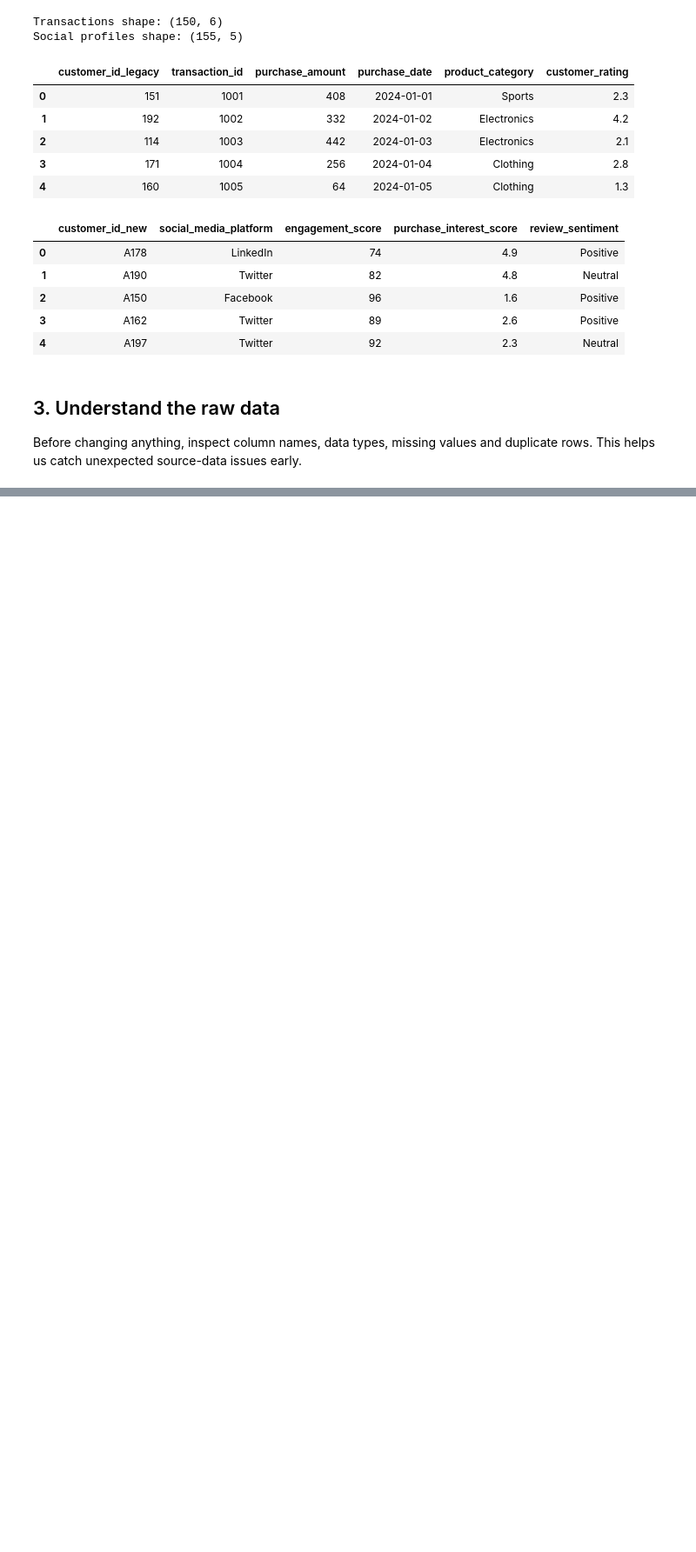
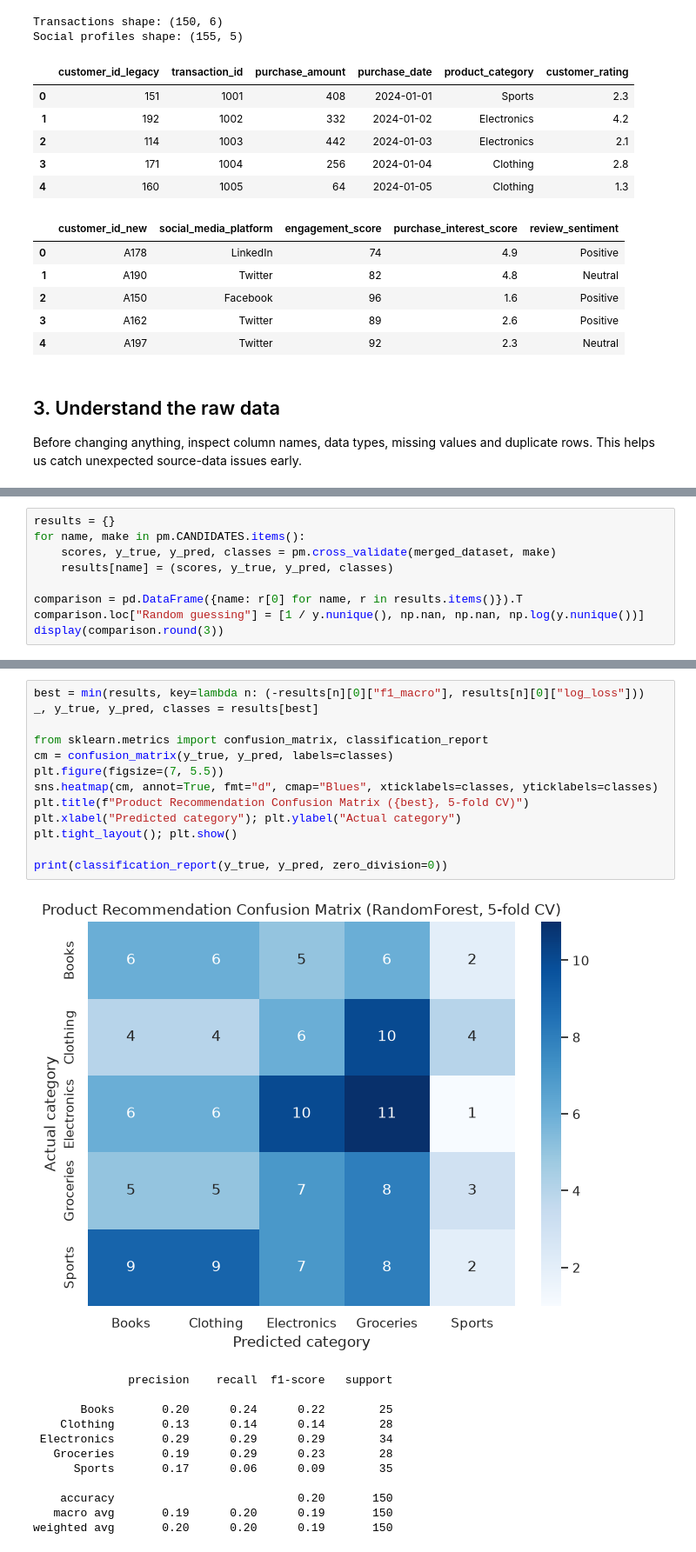
Before and after one commit to Fadhili-N/formative2-multimodal-preprocessing, a Jupyter notebook: armstrong_product_model/Armstrong_product_model_notebook.ipynb, the cells around one changed output, grey strips where cells are left out. Shown at 87% size. Drawn from its saved outputs; the diff is of its cells as text; blank space fills up the shorter version.

```diff
--- a/armstrong_product_model/Armstrong_product_model_notebook.ipynb
+++ b/armstrong_product_model/Armstrong_product_model_notebook.ipynb
@@ -957,0 +315,9 @@ Matches original prediction: True
+# %%
+results = {}
+for name, make in pm.CANDIDATES.items():
+    scores, y_true, y_pred, classes = pm.cross_validate(merged_dataset, make)
+    results[name] = (scores, y_true, y_pred, classes)
+
+comparison = pd.DataFrame({name: r[0] for name, r in results.items()}).T
+comparison.loc["Random guessing"] = [1 / y.nunique(), np.nan, np.nan, np.log(y.nunique())]
+display(comparison.round(3))
@@ -957,0 +331,26 @@ Matches original prediction: True
+# %%
+best = min(results, key=lambda n: (-results[n][0]["f1_macro"], results[n][0]["log_loss"]))
+_, y_true, y_pred, classes = results[best]
+
+from sklearn.metrics import confusion_matrix, classification_report
+cm = confusion_matrix(y_true, y_pred, labels=classes)
+plt.figure(figsize=(7, 5.5))
+sns.heatmap(cm, annot=True, fmt="d", cmap="Blues", xticklabels=classes, yticklabels=classes)
+plt.title(f"Product Recommendation Confusion Matrix ({best}, 5-fold CV)")
+plt.xlabel("Predicted category"); plt.ylabel("Actual category")
+plt.tight_layout(); plt.show()
+
+print(classification_report(y_true, y_pred, zero_division=0))
+# %% [output]
+[figure, added]
+              precision    recall  f1-score   support
+
+       Books       0.20      0.24      0.22        25
+    Clothing       0.13      0.14      0.14        28
+ Electronics       0.29      0.29      0.29        34
+   Groceries       0.19      0.29      0.23        28
+      Sports       0.17      0.06      0.09        35
+
+    accuracy                           0.20       150
+   macro avg       0.19      0.20      0.19       150
+weighted avg       0.20      0.20      0.19       150
```
Also changed, not shown: parts of 82 cells of this notebook, 1 other file.
